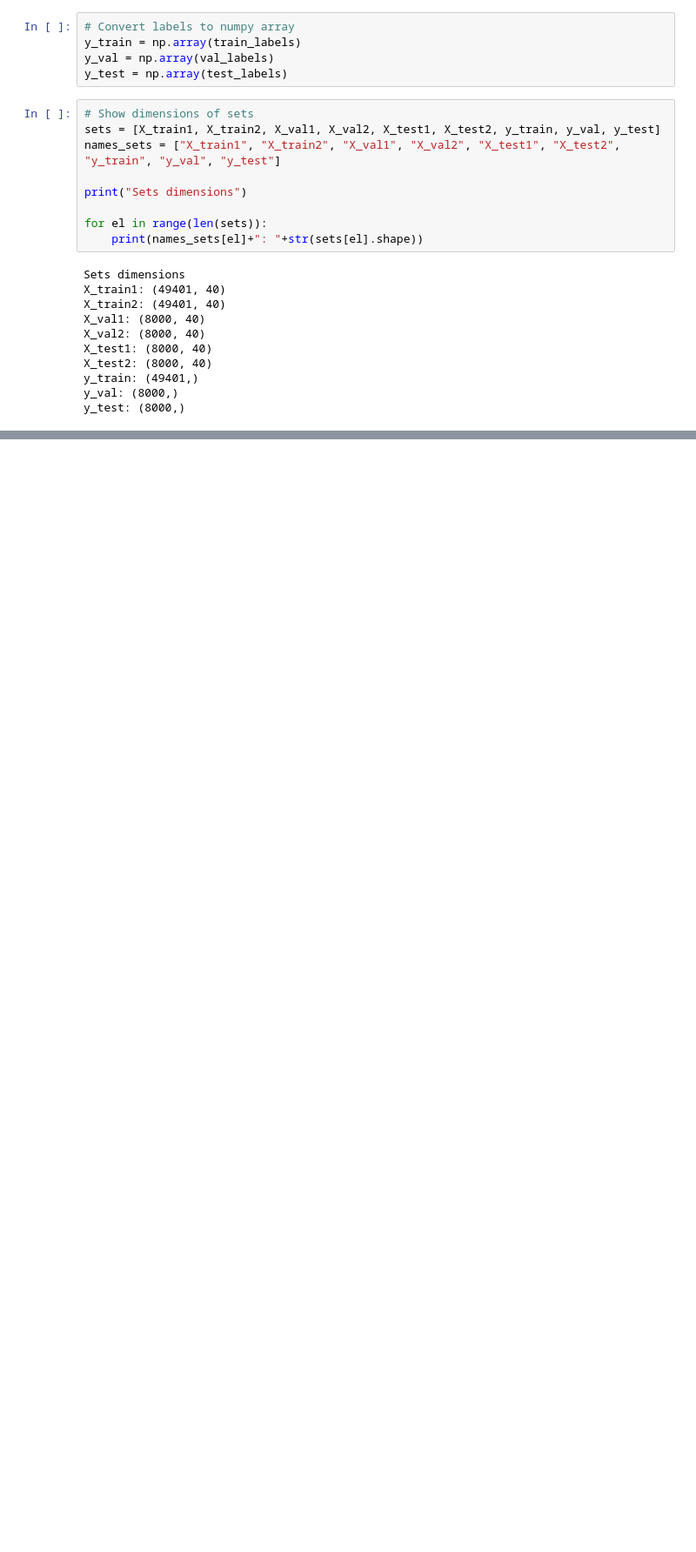
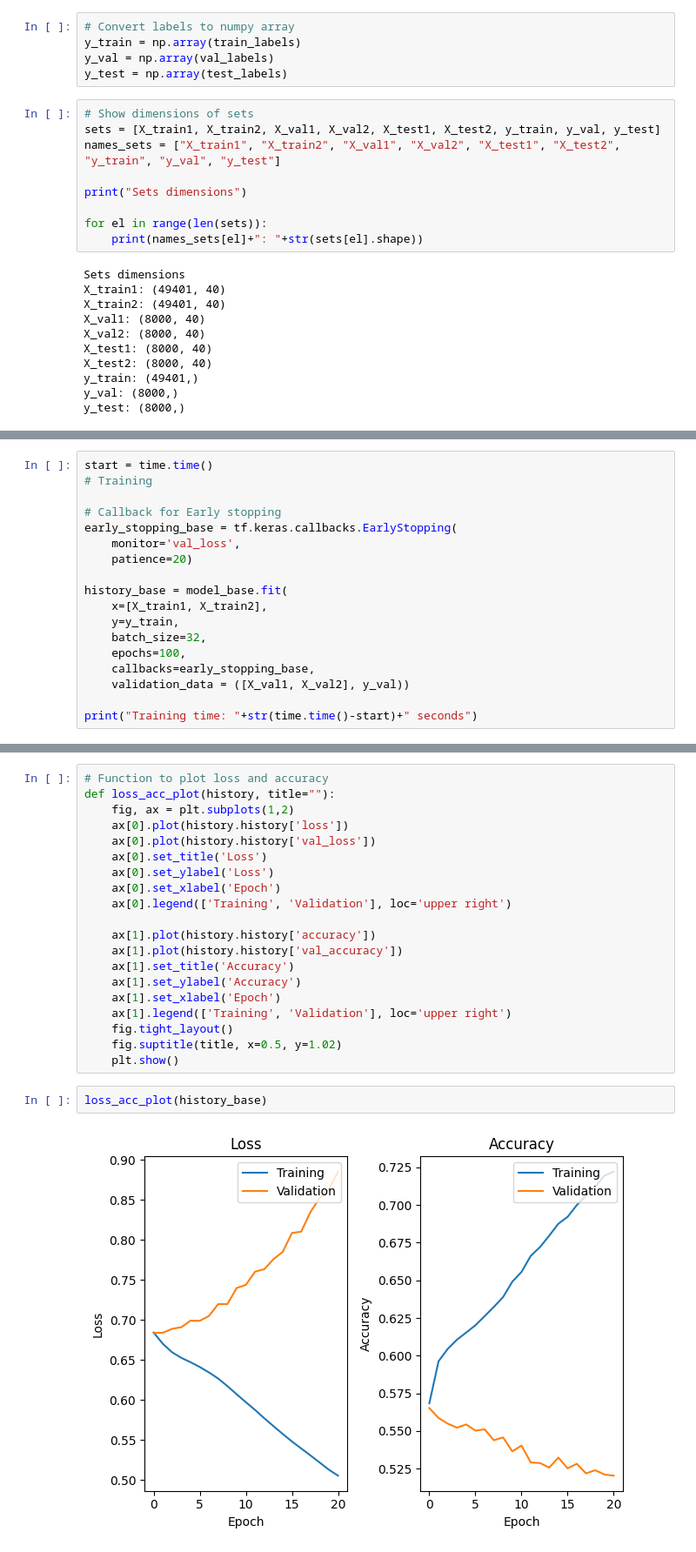
Before and after one commit to svalbuenaa/deep_learning_transformers, a Jupyter notebook: deep-learning-transformers.ipynb, the cells around one changed output, grey strips where cells are left out. Shown: that part at 87% size. Cells and saved outputs as stored; diff of their text form; blank space fills up the shorter version.

```diff
--- a/deep-learning-transformers.ipynb
+++ b/deep-learning-transformers.ipynb
@@ -480,0 +578,18 @@ y_test: (8000,)
+# %%
+start = time.time()
+# Training
+
+# Callback for Early stopping
+early_stopping_base = tf.keras.callbacks.EarlyStopping(
+    monitor='val_loss',
+    patience=20)
+
+history_base = model_base.fit(
+    x=[X_train1, X_train2],
+    y=y_train,
+    batch_size=32,
+    epochs=100,
+    callbacks=early_stopping_base,
+    validation_data = ([X_val1, X_val2], y_val))
+
+print("Training time: "+str(time.time()-start)+" seconds")
@@ -480,0 +621,24 @@ y_test: (8000,)
+# %%
+# Function to plot loss and accuracy
+def loss_acc_plot(history, title=""):
+    fig, ax = plt.subplots(1,2)
+    ax[0].plot(history.history['loss'])
+    ax[0].plot(history.history['val_loss'])
+    ax[0].set_title('Loss')
+    ax[0].set_ylabel('Loss')
+    ax[0].set_xlabel('Epoch')
+    ax[0].legend(['Training', 'Validation'], loc='upper right')
+
+    ax[1].plot(history.history['accuracy'])
+    ax[1].plot(history.history['val_accuracy'])
+    ax[1].set_title('Accuracy')
+    ax[1].set_ylabel('Accuracy')
+    ax[1].set_xlabel('Epoch')
+    ax[1].legend(['Training', 'Validation'], loc='upper right')
+    fig.tight_layout()
+    fig.suptitle(title, x=0.5, y=1.02)
+    plt.show()
+# %%
+loss_acc_plot(history_base)
+# %% [output]
+[figure, added]
```
Also changed, not shown: parts of 16 cells of this notebook.
